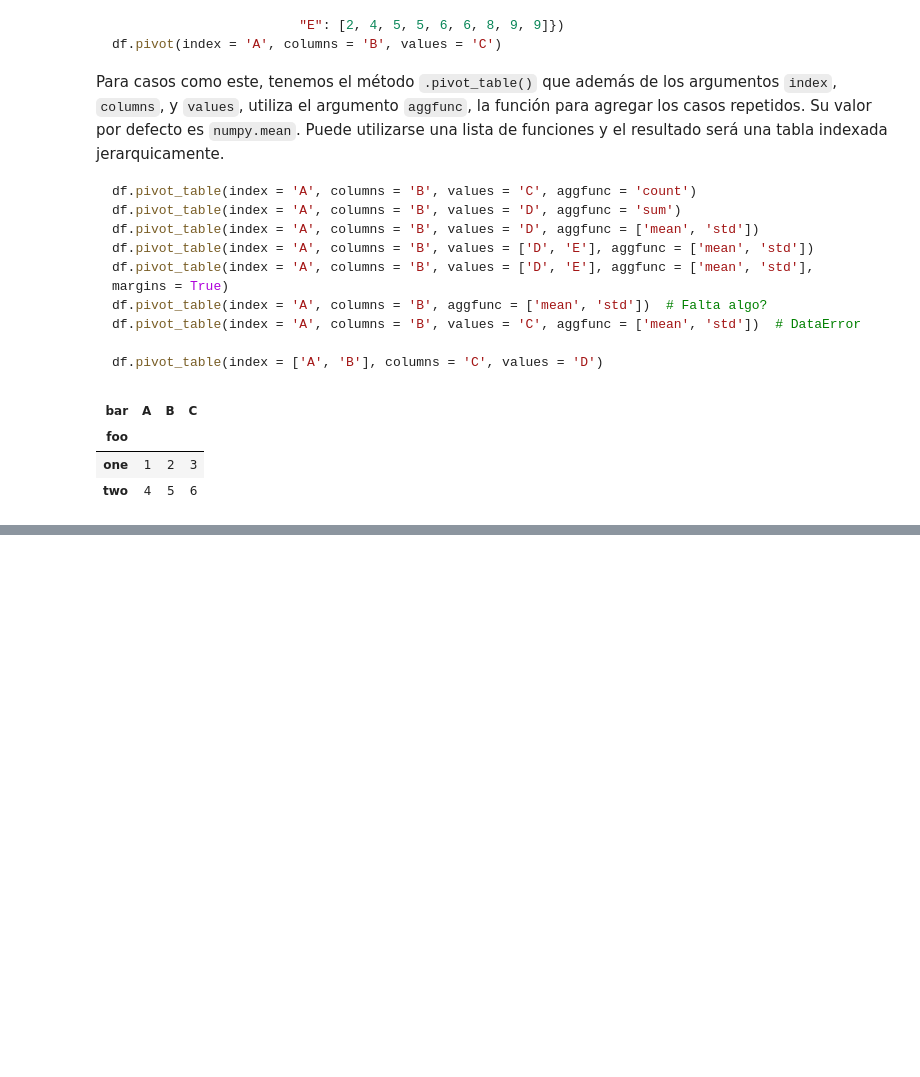
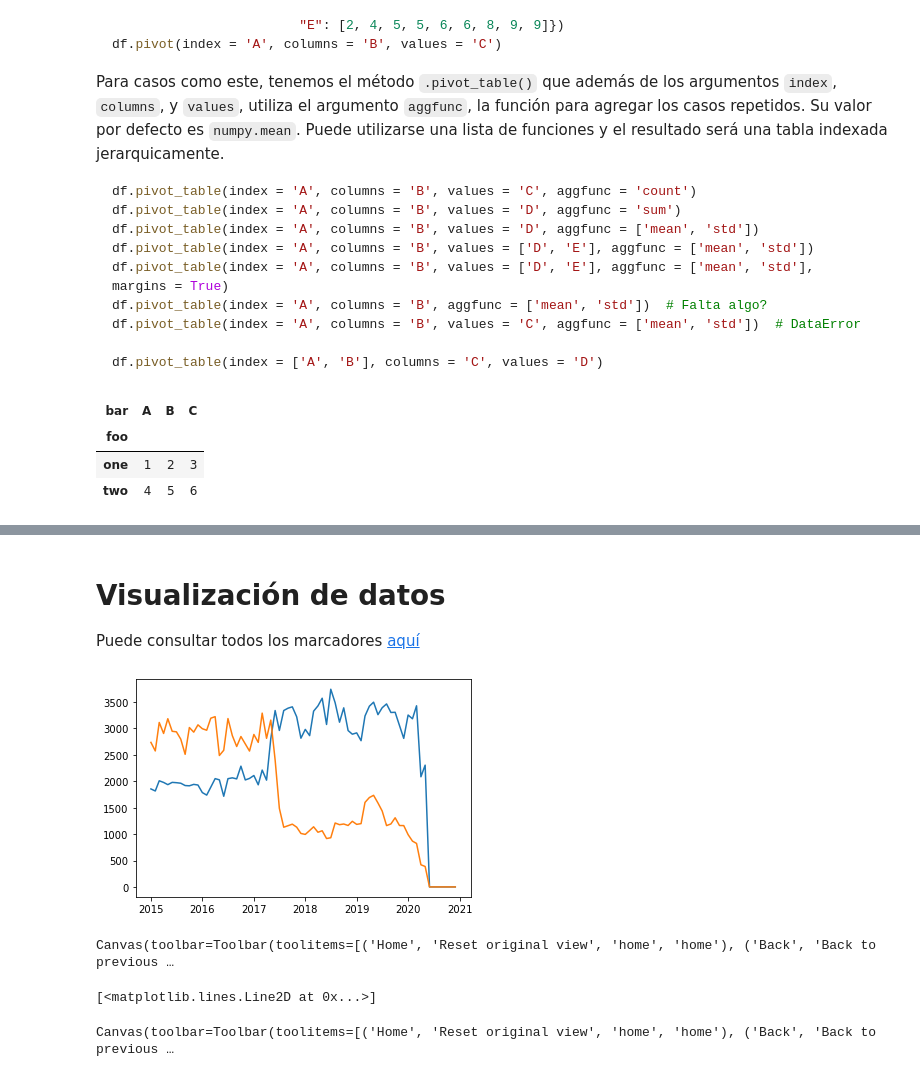
Before and after one commit to NelMuriel/Diplomado-Big-Data-Modulo-4, a Jupyter notebook: Notebooks/Day3. Pandas Query.ipynb, the cells around one changed output, grey strips where cells are left out. Saved outputs shown, nothing was run; the diff lists cells and outputs as text; code cells hidden in the pictures; blank space fills up the shorter version.

Commit message:
future Pandas Query

```diff
--- a/Notebooks/Day3. Pandas Query.ipynb
+++ b/Notebooks/Day3. Pandas Query.ipynb
@@ -446,0 +531,5 @@ Identifica cuáles variables necesitamos reestructurar en el método melt y arre
+# %%
+vars_id = incidencia_fc.columns.values[range(0, 7)]
+incidencia_tidy = incidencia_fc.melt(id_vars = vars_id,
+                   var_name = 'Mes',
+                   value_name= 'Total')
@@ -446,0 +558,74 @@ Identifica cuáles variables necesitamos reestructurar en el método melt y arre
+# %% [markdown]
+# Visualización de datos
+
+
+Puede consultar todos los marcadores [aquí](https://matplotlib.org/api/markers_api.html?highlight=markers#module-matplotlib.markers)
+# %%
+import matplotlib.pyplot as plt
+import numpy as np
+
+def q25(series):
+    return np.quantile(series, 0.25)
+
+def q75(series):
+    return np.quantile(series, 0.75)
+
+def make_estado(Estado):
+    data_estado = (incidencia_tidy
+                    .query('Entidad == @Estado')
+                    .groupby(['Tiempo'])
+                    .agg({'Total':sum})
+                    )
+    return(data_estado)
+
+def robo_anual_entidad(Entidad):
+    data_anual = (incidencia_tidy.query('Entidad == @Entidad and `Subtipo de delito`== "Robo a transeúnte en vía pública"')
+                  .groupby(['Tiempo'])
+                  .agg({'Total':sum}))
+    data_anual = (data_anual.groupby(data_anual.index.strftime('%Y'))
+                  .agg([sum, 'mean', 'std', 'min', 'max', q25, q75]))
+    return data_anual
+# %%
+aguas = make_estado('Aguascalientes')
+yuca = make_estado('Yucatán')
+robo_aguas = robo_anual_entidad('Aguascalientes')
+robo_yuca = robo_anual_entidad('Yucatán')
+# %%
+import matplotlib.pyplot as plt
+
+fig, ax = plt.subplots()
+
+ax.plot(aguas['Total'])
+ax.plot(yuca['Total'])
+
+plt.show()
+# %% [output]
+[figure, added]
+# %%
+
+fig, ax = plt.subplots()
+ax.plot(aguas['Total'],
+        marker = 'o', linestyle = '--')
+
+ax.plot(yuca['Total'],
+       marker = 'v', linestyle = '-.')
+
+plt.show()
+# %% [output]
+Canvas(toolbar=Toolbar(toolitems=[('Home', 'Reset original view', 'home', 'home'), ('Back', 'Back to previous …
+[<matplotlib.lines.Line2D at 0x...>]
+# %%
+
+fig, ax = plt.subplots()
+ax.plot(aguas['Total'],
+        marker = 'o', linestyle = '--', color = 'red')
+ax.plot(yuca['Total'],
+       marker = 'v', linestyle = '-.', color = 'green')
+
+ax.set_xlabel('Tiempo (en meses)')  #Métodos "set_"
+ax.set_ylabel('Crímenes (total)')
+ax.set_title('Incidencia criminal en Aguascalientes y Yucatán')
+
+plt.show()
+# %% [output]
+Canvas(toolbar=Toolbar(toolitems=[('Home', 'Reset original view', 'home', 'home'), ('Back', 'Back to previous …
```
Also changed, not shown: parts of 37 cells of this notebook.
